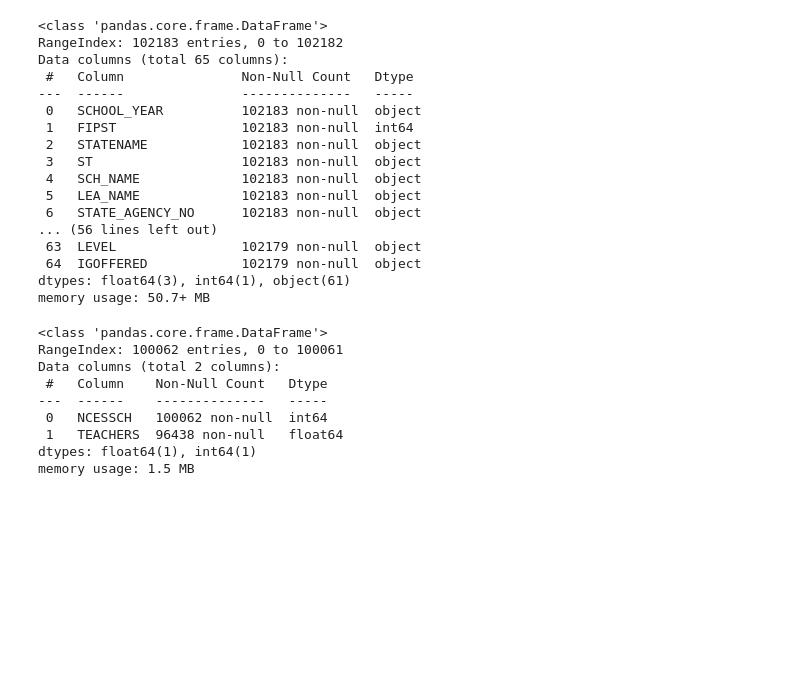
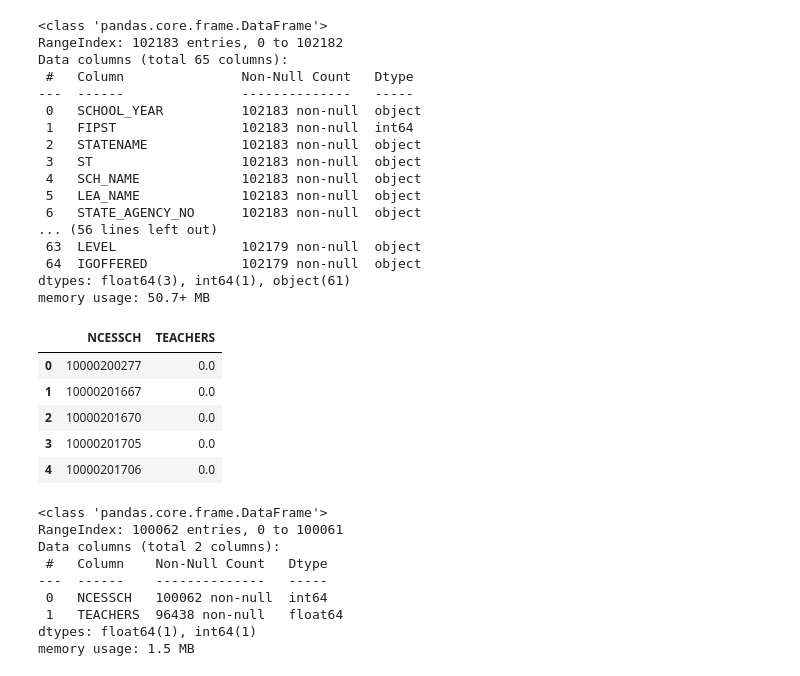
Before and after one commit to rkamatn/education_inequality, a Jupyter notebook: code/education.ipynb, the cells around one changed output. Saved outputs shown, nothing was run; the diff lists cells and outputs as text; code cells hidden in the pictures; blank space fills up the shorter version.

```diff
--- a/code/education.ipynb
+++ b/code/education.ipynb
@@ -164,6 +129,15 @@ Data columns (total 65 columns):
  64  IGOFFERED            102179 non-null  object
 dtypes: float64(3), int64(1), object(61)
 memory usage: 50.7+ MB
+# %%
+school_staff.head()
+# %% [output]
+|  | NCESSCH | TEACHERS |
+| 0 | 10000200277 | 0.0 |
+| 1 | 10000201667 | 0.0 |
+| 2 | 10000201670 | 0.0 |
+| 3 | 10000201705 | 0.0 |
+| 4 | 10000201706 | 0.0 |
 # %%
 school_staff.info()
 # %% [output]
```
Also changed, not shown: parts of 12 cells of this notebook, 5 other files.
